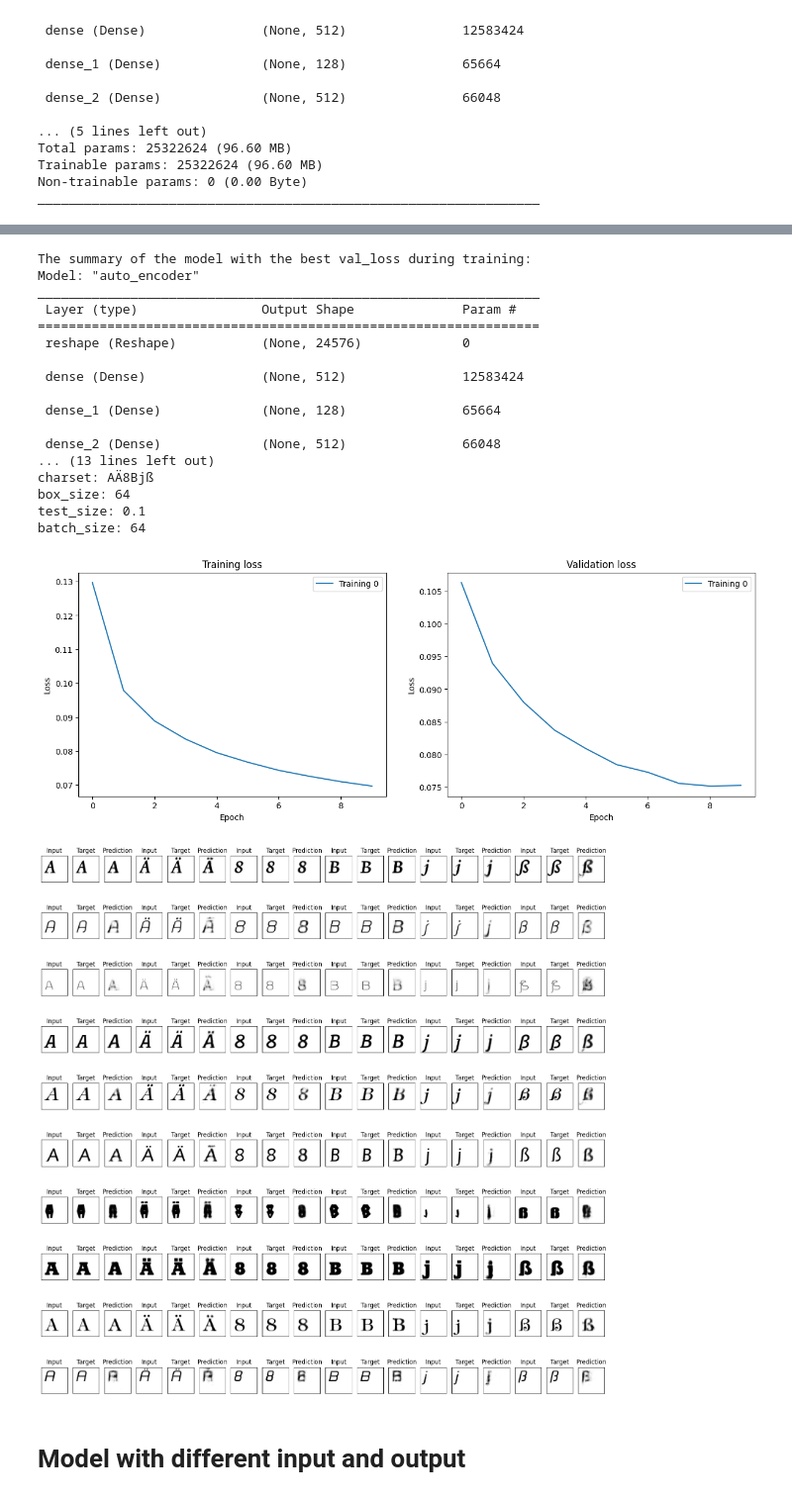
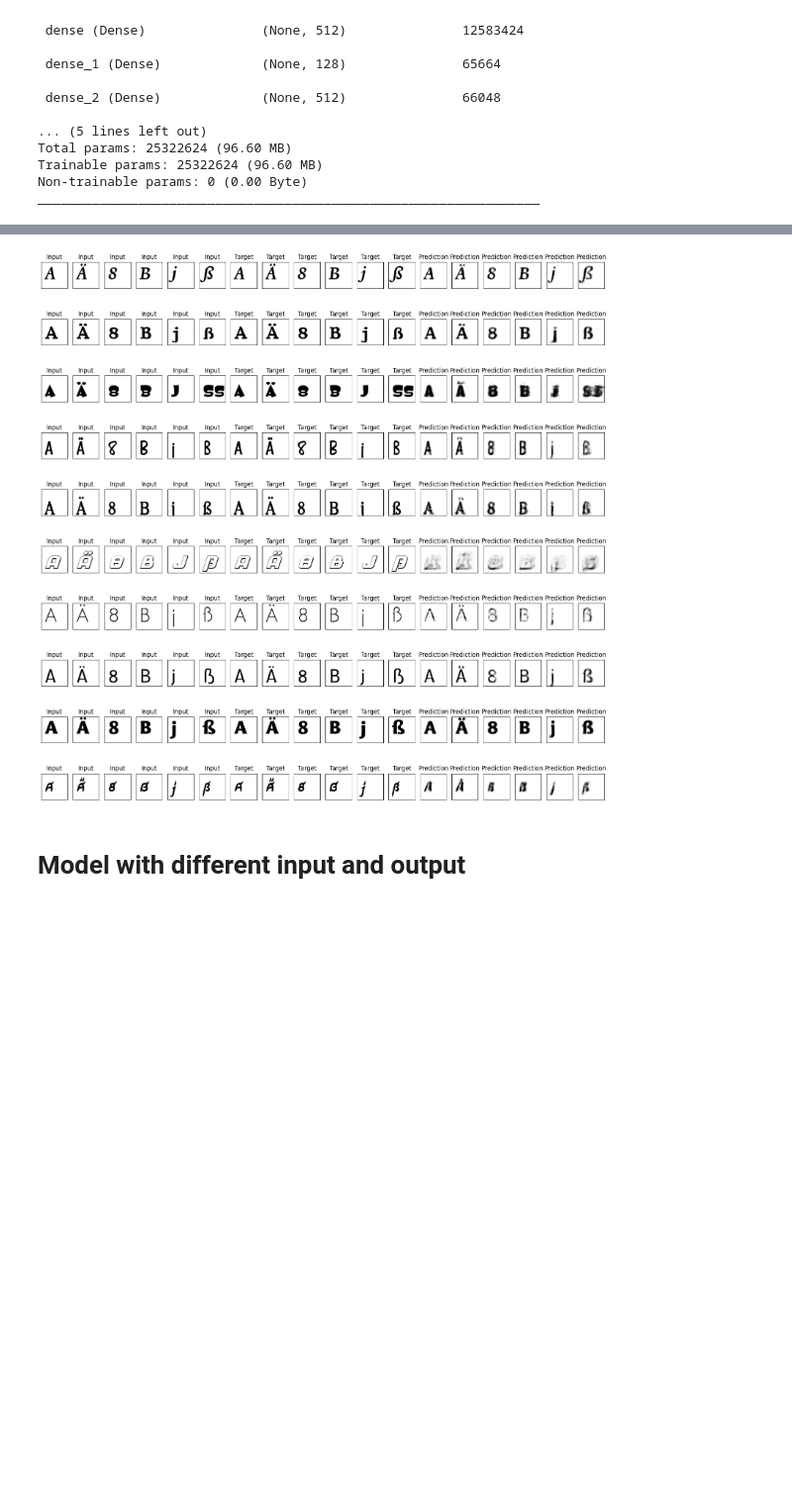
Before and after one commit to Johannes-Schall/AI_Font_Generator, a Jupyter notebook: notebooks/first_model_just_with_AÄ.ipynb, the cells around one changed output, grey strips where cells are left out. Shown at 99% size. Cells and saved outputs as stored; diff of their text form; code cells hidden in the pictures; blank space fills up the shorter version.

Commit message:
Exported helper functions for rendering and analyzing training results to python file

```diff
--- a/notebooks/first_model_just_with_AÄ.ipynb
+++ b/notebooks/first_model_just_with_AÄ.ipynb
@@ -272,26 +231,7 @@ Epoch 10/10
 # %%
-analyze_trainings(trainings_list)
-render_predictions(model, dataset_test, num_examples=10, figsize=(20, 20))
+hf.render_predictions(model, dataset_test, num_examples=10, figsize=(20, 20))
 # %% [output]
-The summary of the model with the best val_loss during training:
-Model: "auto_encoder"
-_________________________________________________________________
- Layer (type)                Output Shape              Param #
-=================================================================
- reshape (Reshape)           (None, 24576)             0
-
- dense (Dense)               (None, 512)               12583424
-
- dense_1 (Dense)             (None, 128)               65664
-
- dense_2 (Dense)             (None, 512)               66048
-... (13 lines left out)
-charset: AÄ8Bjß
-box_size: 64
-test_size: 0.1
-batch_size: 64
-[figure, old version]
+[figure, new version]
-[figure, removed]
 # %% [markdown]
 # Model with different input and output
 # %% [markdown]
```
Also changed, not shown: parts of 20 cells of this notebook, 1 other file.
